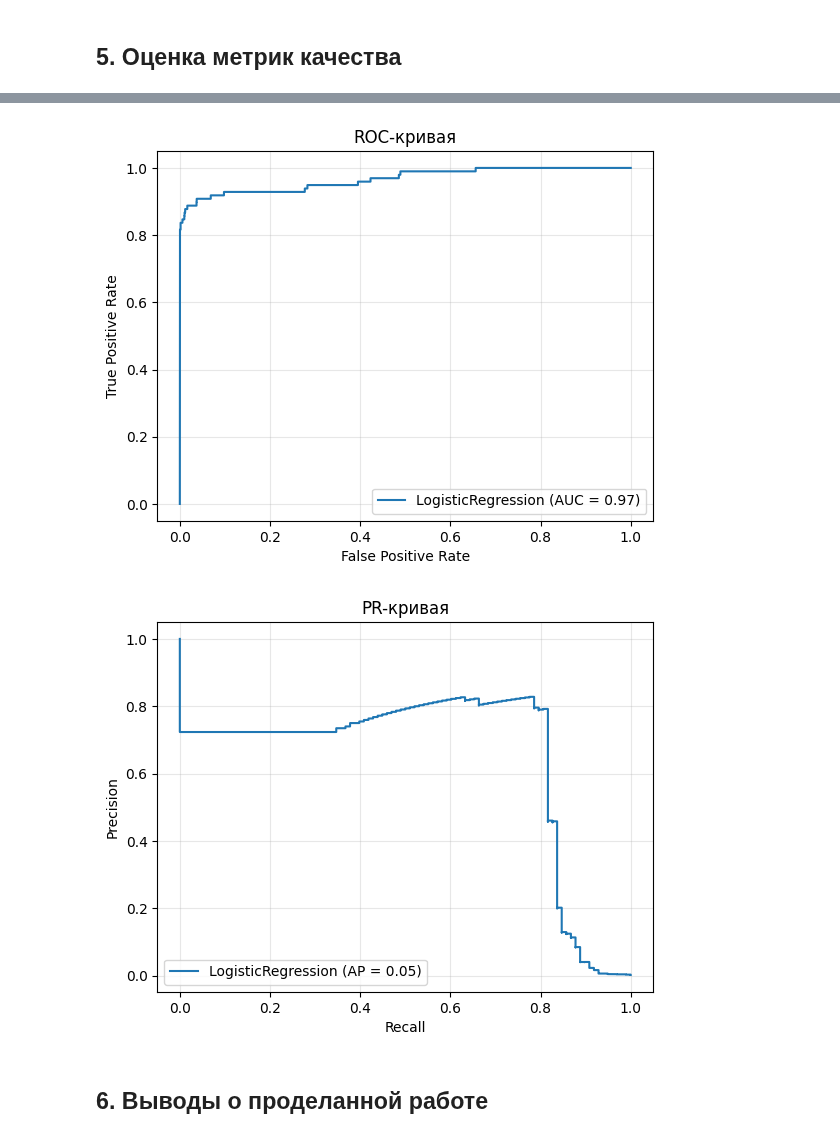
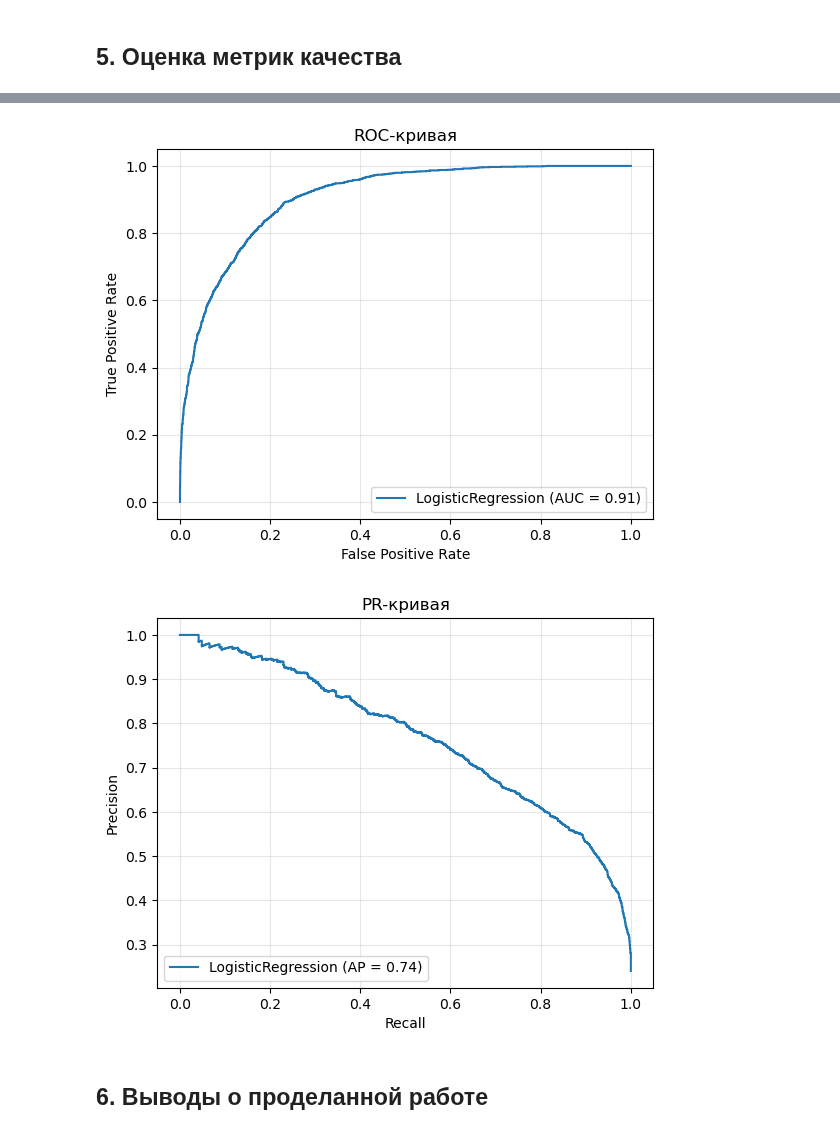
Before and after one commit to dnlygvtv/Python_for_Data_Science_HWs, a Jupyter notebook: HW/HW_11.ipynb, the cells around one changed output, grey strips where cells are left out. Cells and saved outputs as stored; diff of their text form; code cells hidden in the pictures.

```diff
--- a/HW/HW_11.ipynb
+++ b/HW/HW_11.ipynb
@@ -59,0 +65,6 @@ df = pd.concat([df, dummies], axis=1)
+# %%
+# в виду того, что целевой признак по сути бинарный, закдируем его 0 и 1
+
+df.loc[df['salary'] == ' <=50K', 'salary'] = 0
+df.loc[df['salary'] == ' >50K', 'salary'] = 1
+df.head()
@@ -276,0 +323,12 @@ pred_proba_test = lr.predict_proba(X_test)
+# %%
+X = df[num_features + cat_features]
+y = df[target_feature]
+
+X_train_orig, X_test_orig, y_train_orig, y_test_orig = train_test_split(X, y,
+                                                    test_size=0.2,
+                                                    shuffle=True,
+                                                    stratify=y,             # применим из-за дисбаланса классов
+                                                    random_state=42)
+y_train_orig = y_train_orig.astype(int)
+y_test_orig = y_test_orig.astype(int)
+X_train_orig.shape, X_test_orig.shape
@@ -276,0 +337,3 @@ pred_proba_test = lr.predict_proba(X_test)
+# %%
+X_train = preprocessor.fit_transform(X_train_orig)
+X_test = preprocessor.transform(X_test_orig)
@@ -277,3 +342,9 @@ pred_proba_test = lr.predict_proba(X_test)
+# %%
+lr = LogisticRegression()
+lr.fit(X_train, y_train_orig)
+pred_train = lr.predict(X_train)
+pred_test = lr.predict(X_test)
+pred_proba_test = lr.predict_proba(X_test)
 # %% [markdown]
 ## 5. Оценка метрик качества
 # %%
@@ -314,5 +385,5 @@ weighted avg       1.00      0.97      0.98     56962
 # %%
-fpr, tpr, thresholds = roc_curve(y_test, pred_proba_test[:, 1])
+fpr, tpr, thresholds = roc_curve(y_test_orig, pred_proba_test[:, 1])
 display = RocCurveDisplay(fpr=fpr, tpr=tpr
                           , roc_auc=auc(fpr, tpr)
                           , estimator_name='LogisticRegression')
@@ -321,19 +392,19 @@ plt.title('ROC-кривая')
 plt.grid(True, alpha=.3)
 plt.show()
 # %% [output]
-[figure, old version]
+[figure, new version]
 # %%
-pr, r, _ = precision_recall_curve(y_test, pred_proba_test[:, 1])            # для класса 1
+pr, r, _ = precision_recall_curve(y_test_orig, pred_proba_test[:, 1])            # для класса 1
 
 display = PrecisionRecallDisplay(precision=pr, recall=r
-                                 , average_precision=precision_score(y_test, pred_test)
+                                 , average_precision=precision_score(y_test_orig, pred_test)
                                  , estimator_name='LogisticRegression')
 display.plot()
 plt.title("PR-кривая")
 plt.grid(True, alpha=.3)
 plt.show()
 # %% [output]
-[figure, old version]
+[figure, new version]
 # %% [markdown]
 ## 6. Выводы о проделанной работе
 # %% [markdown]
```
Also changed, not shown: parts of 54 cells of this notebook.
